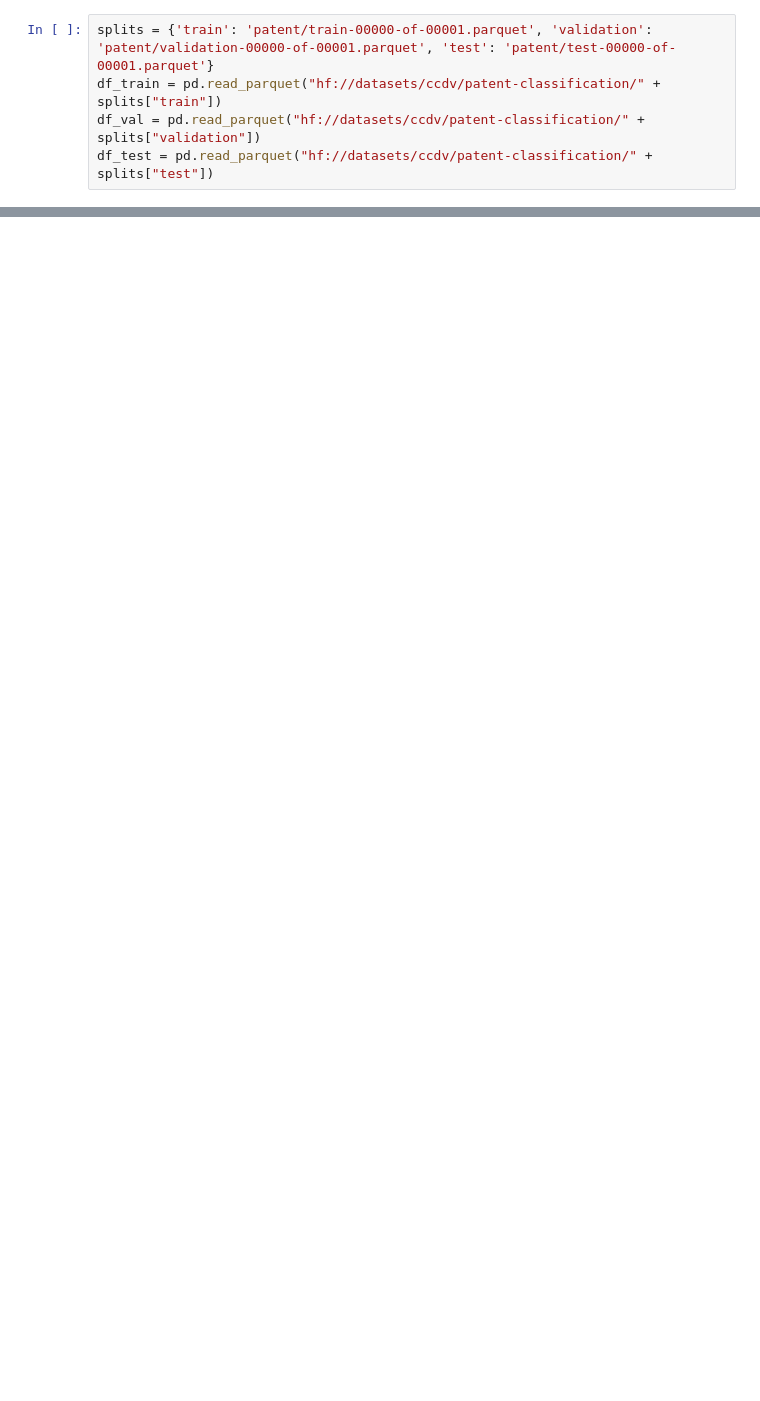
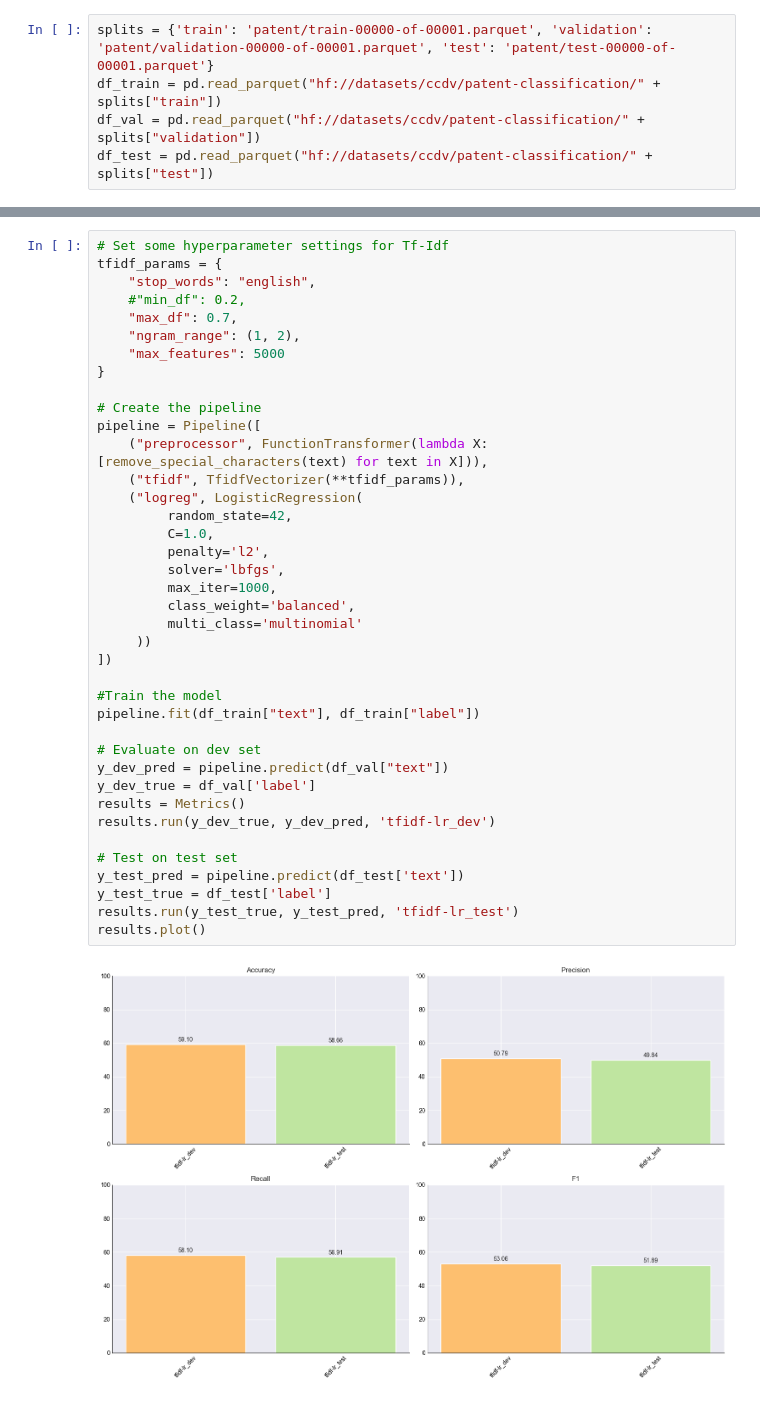
Before and after one commit to m9o8/anlp_final_project, a Jupyter notebook: code/task1.ipynb, the cells around one changed output, grey strips where cells are left out. Saved outputs shown, nothing was run; the diff lists cells and outputs as text; blank space fills up the shorter version.

```diff
--- a/code/task1.ipynb
+++ b/code/task1.ipynb
@@ -51,0 +474,41 @@ plt.show()
+# %%
+# Set some hyperparameter settings for Tf-Idf
+tfidf_params = {
+    "stop_words": "english",
+    #"min_df": 0.2,
+    "max_df": 0.7,
+    "ngram_range": (1, 2),
+    "max_features": 5000
+}
+
+# Create the pipeline
+pipeline = Pipeline([
+    ("preprocessor", FunctionTransformer(lambda X: [remove_special_characters(text) for text in X])),
+    ("tfidf", TfidfVectorizer(**tfidf_params)),
+    ("logreg", LogisticRegression(
+         random_state=42,
+         C=1.0,
+         penalty='l2',
+         solver='lbfgs',
+         max_iter=1000,
+         class_weight='balanced',
+         multi_class='multinomial'
+     ))
+])
+
+#Train the model
+pipeline.fit(df_train["text"], df_train["label"])
+
+# Evaluate on dev set
+y_dev_pred = pipeline.predict(df_val["text"])
+y_dev_true = df_val['label']
+results = Metrics()
+results.run(y_dev_true, y_dev_pred, 'tfidf-lr_dev')
+
+# Test on test set
+y_test_pred = pipeline.predict(df_test['text'])
+y_test_true = df_test['label']
+results.run(y_test_true, y_test_pred, 'tfidf-lr_test')
+results.plot()
+# %% [output]
+[figure, added]
```
Also changed, not shown: parts of 33 cells of this notebook, 3 other files.
